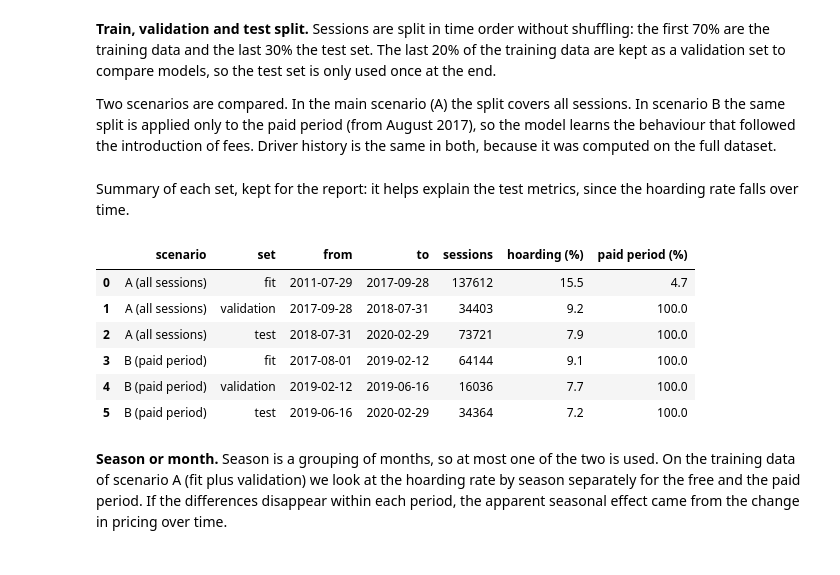
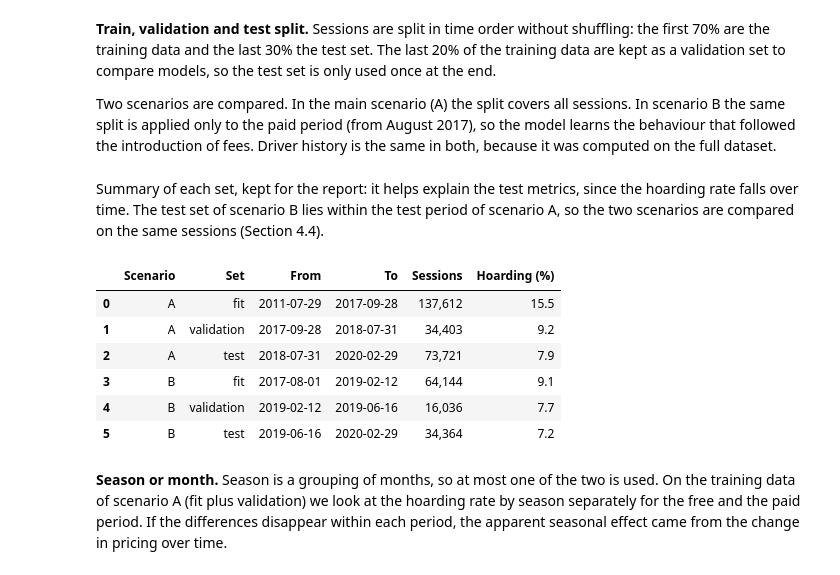
Before and after one commit to Teresa7810/Introduction-to-Business-Analytics, a Jupyter notebook: 4. Exploratory.ipynb, the cells around one changed output. Saved outputs shown, nothing was run; the diff lists cells and outputs as text; code cells hidden in the pictures.

```diff
--- a/4. Exploratory.ipynb
+++ b/4. Exploratory.ipynb
@@ -286,29 +378,28 @@ def temporal_split(data, train_share=0.7, val_share=0.2):
 fit_A, val_A, test_A = temporal_split(ev)
 fit_B, val_B, test_B = temporal_split(ev[ev["paid_period"] == 1])
 # %% [markdown]
-Summary of each set, kept for the report: it helps explain the test metrics, since the hoarding rate falls over time.
+Summary of each set, kept for the report: it helps explain the test metrics, since the hoarding rate falls over time. The test set of scenario B lies within the test period of scenario A, so the two scenarios are compared on the same sessions (Section 4.4).
 # %%
-# one row per set: dates, number of sessions, hoarding rate and share of paid sessions
+# one row per set: dates, number of sessions and hoarding rate (table for the report)
 rows = []
-for scenario, sets in [("A (all sessions)", [fit_A, val_A, test_A]),
-                       ("B (paid period)", [fit_B, val_B, test_B])]:
+for scenario, sets in [("A", [fit_A, val_A, test_A]),
+                       ("B", [fit_B, val_B, test_B])]:
     for name, d in zip(["fit", "validation", "test"], sets):
-        rows.append({"scenario": scenario, "set": name,
-                     "from": d["start"].min().date(), "to": d["start"].max().date(),
-                     "sessions": len(d),
-                     "hoarding (%)": round(d["hoarding"].mean() * 100, 1),
-                     "paid period (%)": round(d["paid_period"].mean() * 100, 1)})
+        rows.append({"Scenario": scenario, "Set": name,
+                     "From": d["start"].min().date(), "To": d["start"].max().date(),
+                     "Sessions": f"{len(d):,}",
+                     "Hoarding (%)": round(d["hoarding"].mean() * 100, 1)})
 
 split_table = pd.DataFrame(rows)
 split_table
 # %% [output]
-|  | scenario | set | from | to | sessions | hoarding (%) | paid period (%) |
-| 0 | A (all sessions) | fit | 2011-07-29 | 2017-09-28 | 137612 | 15.5 | 4.7 |
-| 1 | A (all sessions) | validation | 2017-09-28 | 2018-07-31 | 34403 | 9.2 | 100.0 |
-| 2 | A (all sessions) | test | 2018-07-31 | 2020-02-29 | 73721 | 7.9 | 100.0 |
-| 3 | B (paid period) | fit | 2017-08-01 | 2019-02-12 | 64144 | 9.1 | 100.0 |
-| 4 | B (paid period) | validation | 2019-02-12 | 2019-06-16 | 16036 | 7.7 | 100.0 |
-| 5 | B (paid period) | test | 2019-06-16 | 2020-02-29 | 34364 | 7.2 | 100.0 |
+|  | Scenario | Set | From | To | Sessions | Hoarding (%) |
+| 0 | A | fit | 2011-07-29 | 2017-09-28 | 137,612 | 15.5 |
+| 1 | A | validation | 2017-09-28 | 2018-07-31 | 34,403 | 9.2 |
+| 2 | A | test | 2018-07-31 | 2020-02-29 | 73,721 | 7.9 |
+| 3 | B | fit | 2017-08-01 | 2019-02-12 | 64,144 | 9.1 |
+| 4 | B | validation | 2019-02-12 | 2019-06-16 | 16,036 | 7.7 |
+| 5 | B | test | 2019-06-16 | 2020-02-29 | 34,364 | 7.2 |
 # %% [markdown]
 **Season or month.** Season is a grouping of months, so at most one of the two is used. On the training data of scenario A (fit plus validation) we look at the hoarding rate by season separately for the free and the paid period. If the differences disappear within each period, the apparent seasonal effect came from the change in pricing over time.
 # %%
```
Also changed, not shown: parts of 39 cells of this notebook.
